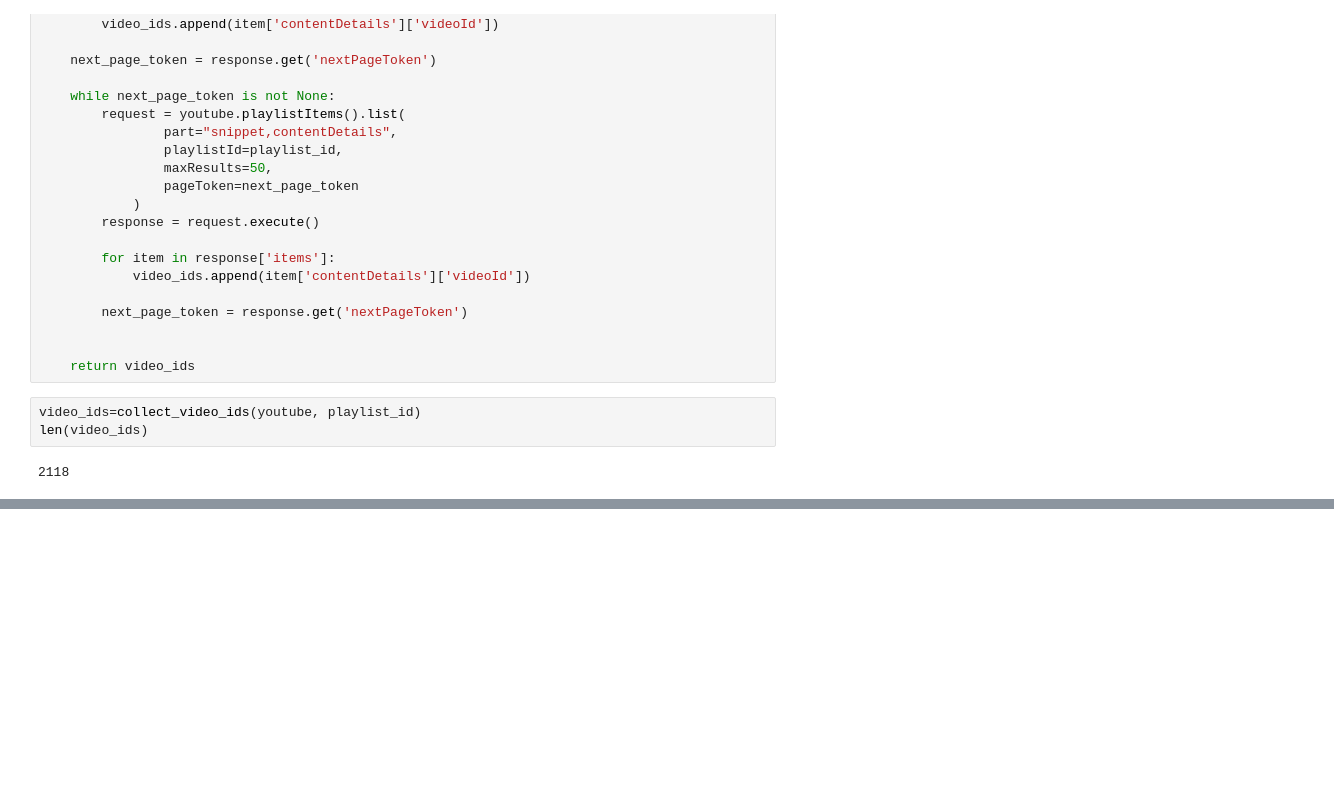
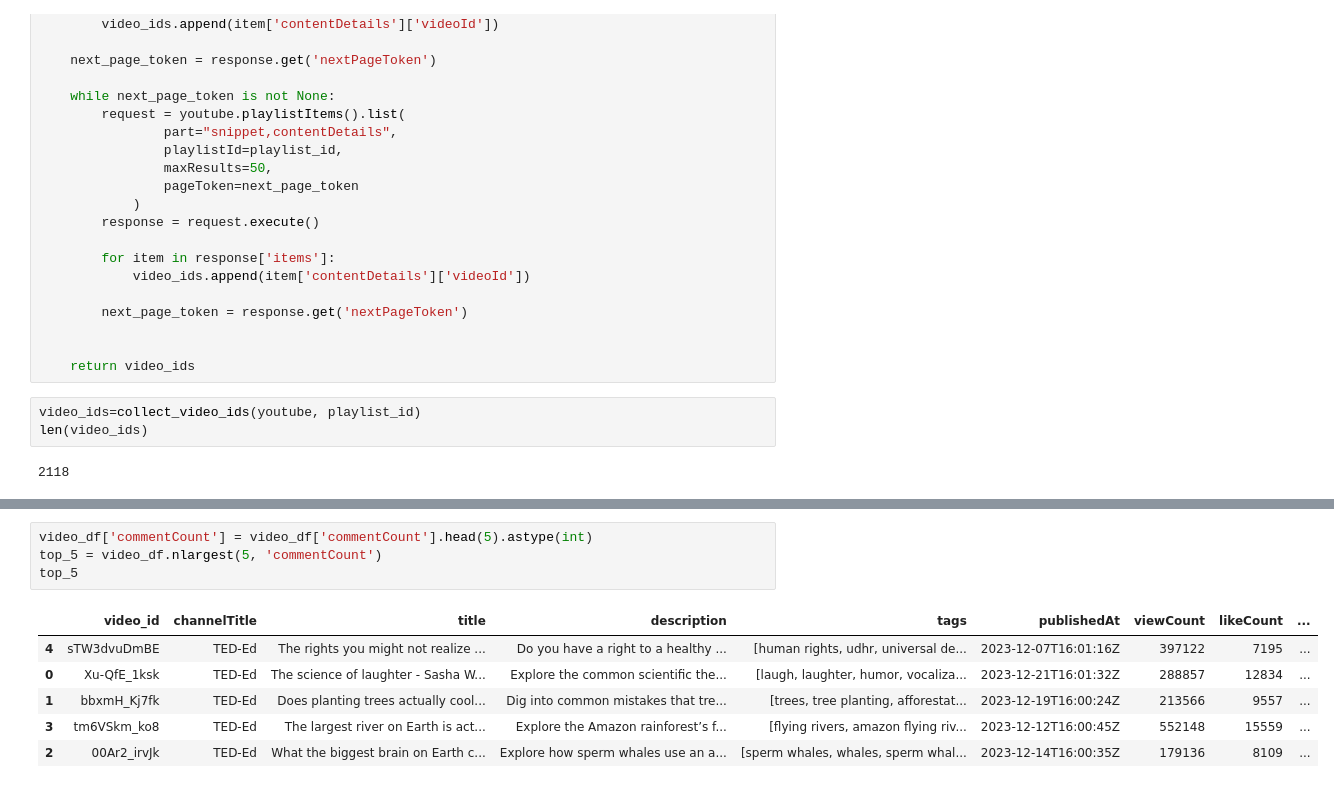
Before and after one commit to yldrmgaye/sl_api_project, a Jupyter notebook: main.ipynb, the cells around one changed output, grey strips where cells are left out. Drawn from its saved outputs; the diff is of its cells as text; blank space fills up the shorter version.

```diff
--- a/main.ipynb
+++ b/main.ipynb
@@ -87,0 +168,11 @@ len(video_ids)
+# %%
+video_df['commentCount'] = video_df['commentCount'].head(5).astype(int)
+top_5 = video_df.nlargest(5, 'commentCount')
+top_5
+# %% [output]
+|  | video_id | channelTitle | title | description | tags | publishedAt | viewCount | likeCount | ... |
+| 4 | sTW3dvuDmBE | TED-Ed | The rights you might not realize ... | Do you have a right to a healthy ... | [human rights, udhr, universal de... | 2023-12-07T16:01:16Z | 397122 | 7195 | ... |
+| 0 | Xu-QfE_1ksk | TED-Ed | The science of laughter - Sasha W... | Explore the common scientific the... | [laugh, laughter, humor, vocaliza... | 2023-12-21T16:01:32Z | 288857 | 12834 | ... |
+| 1 | bbxmH_Kj7fk | TED-Ed | Does planting trees actually cool... | Dig into common mistakes that tre... | [trees, tree planting, afforestat... | 2023-12-19T16:00:24Z | 213566 | 9557 | ... |
+| 3 | tm6VSkm_ko8 | TED-Ed | The largest river on Earth is act... | Explore the Amazon rainforest’s f... | [flying rivers, amazon flying riv... | 2023-12-12T16:00:45Z | 552148 | 15559 | ... |
+| 2 | 00Ar2_irvJk | TED-Ed | What the biggest brain on Earth c... | Explore how sperm whales use an a... | [sperm whales, whales, sperm whal... | 2023-12-14T16:00:35Z | 179136 | 8109 | ... |
```
Also changed, not shown: parts of 9 cells of this notebook.
